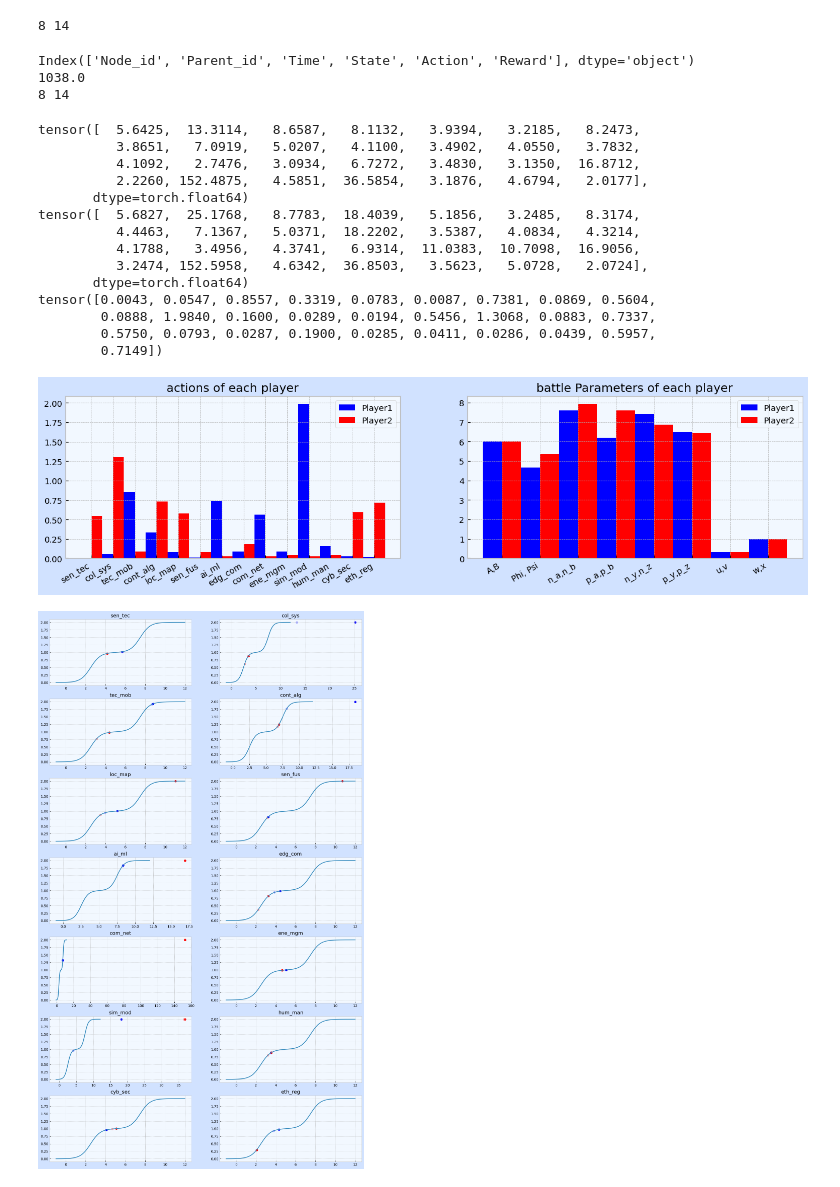
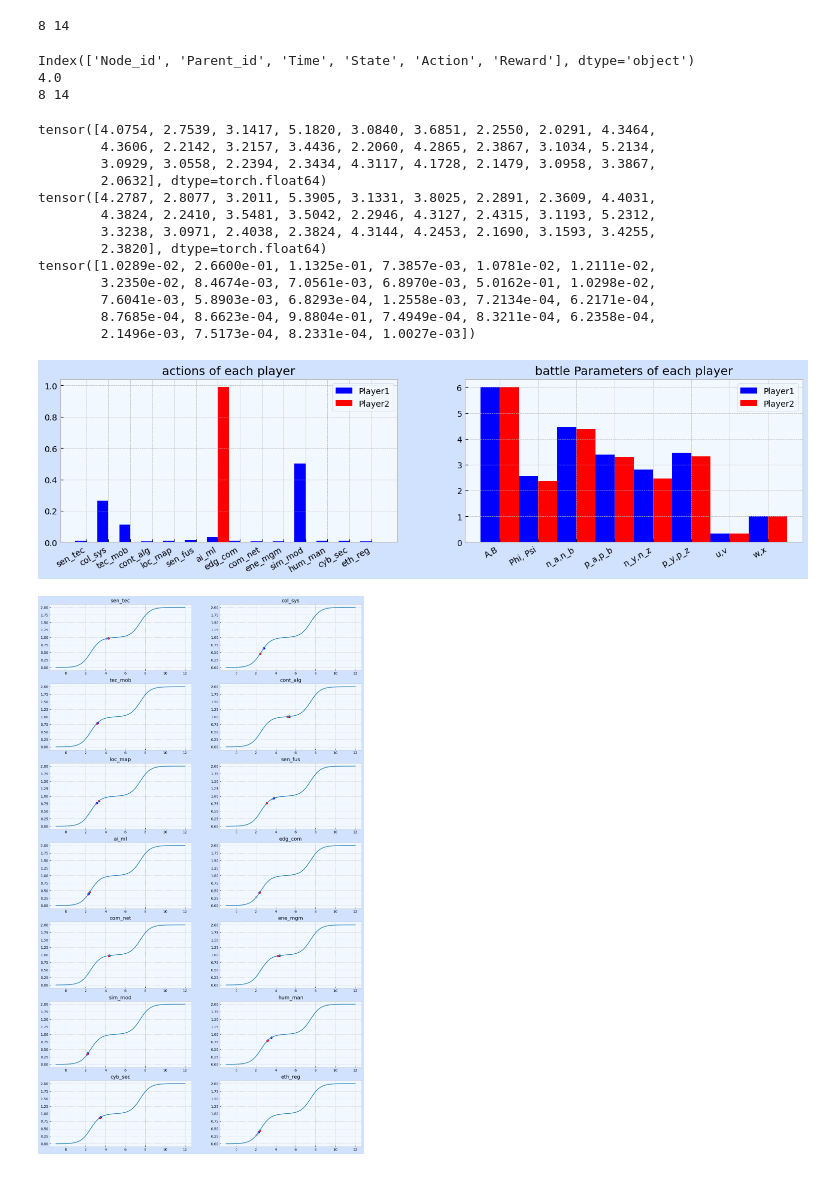
Before and after one commit to iRRe33-smk/exjobb, a Jupyter notebook: analysis.ipynb, the cells around one changed output. Drawn from its saved outputs; the diff is of its cells as text; code cells hidden in the pictures.

```diff
--- a/analysis.ipynb
+++ b/analysis.ipynb
@@ -19,7 +19,8 @@ params_test = {
     }
 
 game = TorchGame(**params_test)
-df = pd.read_pickle("saved_runs/2023-05-01/History.pkl")
+pkl_path = "saved_runs/BIGGERRUN_SGD/History.pkl"
+df = pd.read_pickle(pkl_path)
 df = df.loc[:,:]
 # %% [output]
           PlayerA_y  PlayerB_y
@@ -39,3 +40,16 @@ n_y,n_z         1        3        1        9        1        1        0
 p_y,p_z         1        1        1        3        9        3        0
 u,v             0        0        0        0        0        0        0
 w,x             0        0        0        0        0        0        0
+# %%
+print(df.columns)
+if (df["Reward"]==0).all():
+
+    numReps = 100
+    states = df["State"]
+    states = [game.stack_var(torch.tensor(st)) for st in states.values.tolist()[1:]]
+    thetas = [game.techToParams(st) for st in states]
+    scores = [np.mean([game.SalvoBattleSequential(th).numpy() for _ in range(numReps)]) for th in thetas]
+    scores = [None] + scores
+    df["Reward"] = scores
+    df.to_pickle(pkl_path)
+# df["Reward"] = game.SalvoBattleSequential(game.techToParams()
@@ -43,7 +63,7 @@ w,x             0        0        0        0        0        0        0
 print(df.State[0])
 tmp = np.concatenate((df.State[0][:,0],df.State[0][:,1]),0)
 print(tmp)
-print(df.State[1])
+print(df.State[13])
 
-df.State[0] = tmp
+df.State[1] = tmp
 # %% [output]
@@ -171,47 +189,46 @@ def plot_act_theta(state, action):
 # %%
 
 print(df.columns)
 numPoints = len(df.index)
 old_state_i = df.Parent_id
 states =df.State
 actions = df.Action
 
-plot_ind = 1040
+plot_ind = 5
 
 p_id = df.loc[plot_ind,:].Parent_id
 print(p_id)
 old_state =  torch.tensor(df[df.Node_id == p_id].State.values.tolist()).squeeze()
 
 new_state =  torch.tensor(states[plot_ind]).squeeze()
 
 act = torch.tensor(actions[plot_ind]).squeeze()
 plot_act_theta(new_state, act)
 plot_trl(old_state,new_state, act)
 
 
 print(old_state)
 print(new_state)
 print(act)
 # %% [output]
 Index(['Node_id', 'Parent_id', 'Time', 'State', 'Action', 'Reward'], dtype='object')
-1038.0
+4.0
 8 14
-tensor([  5.6425,  13.3114,   8.6587,   8.1132,   3.9394,   3.2185,   8.2473,
-          3.8651,   7.0919,   5.0207,   4.1100,   3.4902,   4.0550,   3.7832,
-          4.1092,   2.7476,   3.0934,   6.7272,   3.4830,   3.1350,  16.8712,
-          2.2260, 152.4875,   4.5851,  36.5854,   3.1876,   4.6794,   2.0177],
-       dtype=torch.float64)
-tensor([  5.6827,  25.1768,   8.7783,  18.4039,   5.1856,   3.2485,   8.3174,
-          4.4463,   7.1367,   5.0371,  18.2202,   3.5387,   4.0834,   4.3214,
-          4.1788,   3.4956,   4.3741,   6.9314,  11.0383,  10.7098,  16.9056,
-          3.2474, 152.5958,   4.6342,  36.8503,   3.5623,   5.0728,   2.0724],
-       dtype=torch.float64)
-tensor([0.0043, 0.0547, 0.8557, 0.3319, 0.0783, 0.0087, 0.7381, 0.0869, 0.5604,
-        0.0888, 1.9840, 0.1600, 0.0289, 0.0194, 0.5456, 1.3068, 0.0883, 0.7337,
-        0.5750, 0.0793, 0.0287, 0.1900, 0.0285, 0.0411, 0.0286, 0.0439, 0.5957,
-        0.7149])
+tensor([4.0754, 2.7539, 3.1417, 5.1820, 3.0840, 3.6851, 2.2550, 2.0291, 4.3464,
+        4.3606, 2.2142, 3.2157, 3.4436, 2.2060, 4.2865, 2.3867, 3.1034, 5.2134,
+        3.0929, 3.0558, 2.2394, 2.3434, 4.3117, 4.1728, 2.1479, 3.0958, 3.3867,
+        2.0632], dtype=torch.float64)
+tensor([4.2787, 2.8077, 3.2011, 5.3905, 3.1331, 3.8025, 2.2891, 2.3609, 4.4031,
+        4.3824, 2.2410, 3.5481, 3.5042, 2.2946, 4.3127, 2.4315, 3.1193, 5.2312,
+        3.3238, 3.0971, 2.4038, 2.3824, 4.3144, 4.2453, 2.1690, 3.1593, 3.4255,
+        2.3820], dtype=torch.float64)
+tensor([1.0289e-02, 2.6600e-01, 1.1325e-01, 7.3857e-03, 1.0781e-02, 1.2111e-02,
+        3.2350e-02, 8.4674e-03, 7.0561e-03, 6.8970e-03, 5.0162e-01, 1.0298e-02,
+        7.6041e-03, 5.8903e-03, 6.8293e-04, 1.2558e-03, 7.2134e-04, 6.2171e-04,
+        8.7685e-04, 8.6623e-04, 9.8804e-01, 7.4949e-04, 8.3211e-04, 6.2358e-04,
+        2.1496e-03, 7.5173e-04, 8.2331e-04, 1.0027e-03])
-[figure, old version]
+[figure, new version]
-[figure, old version]
+[figure, new version]
 # %%
 n = 10000
 mu = torch.tensor([0.05]*n)
```
Also changed, not shown: parts of 12 cells of this notebook, 12 other files.
